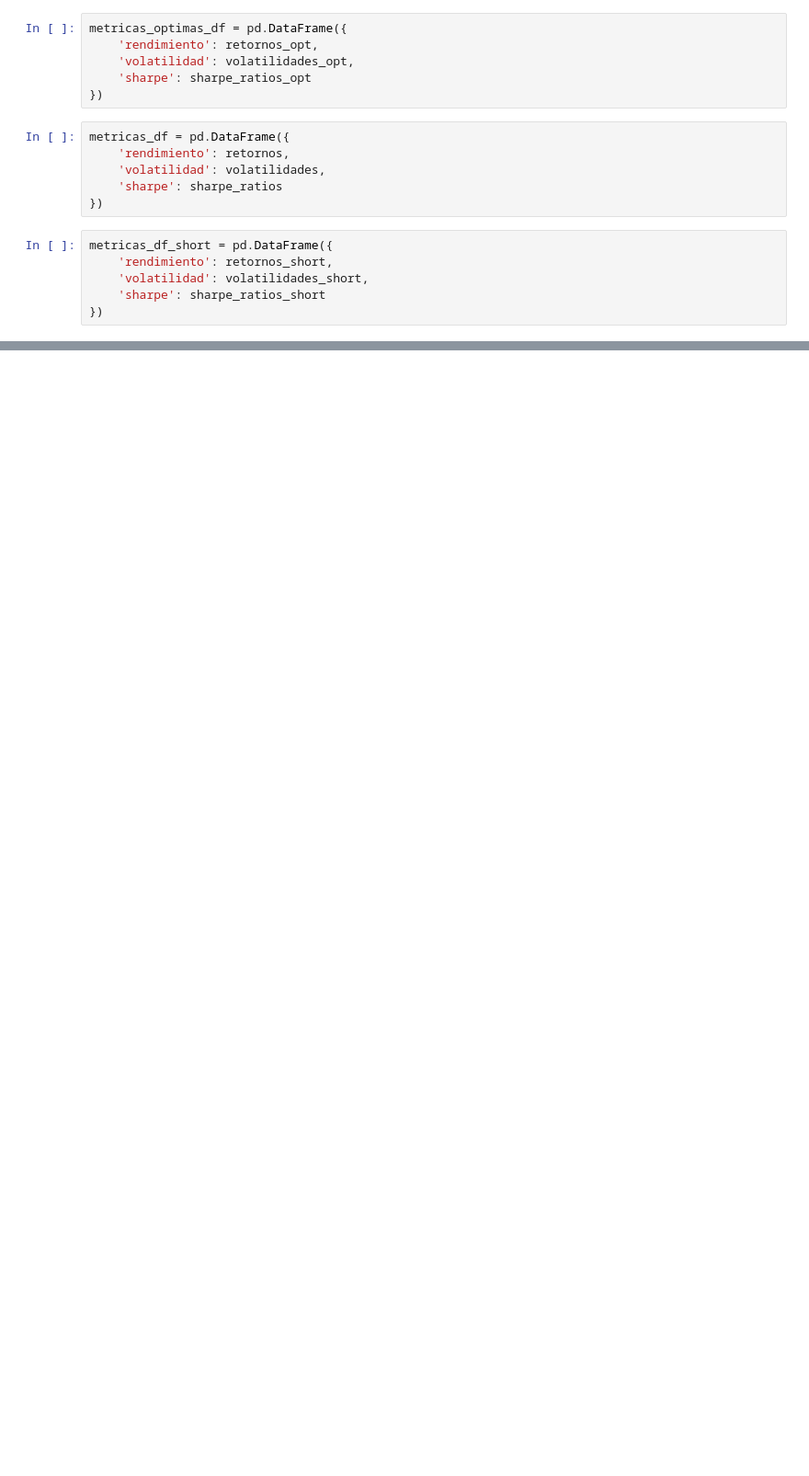
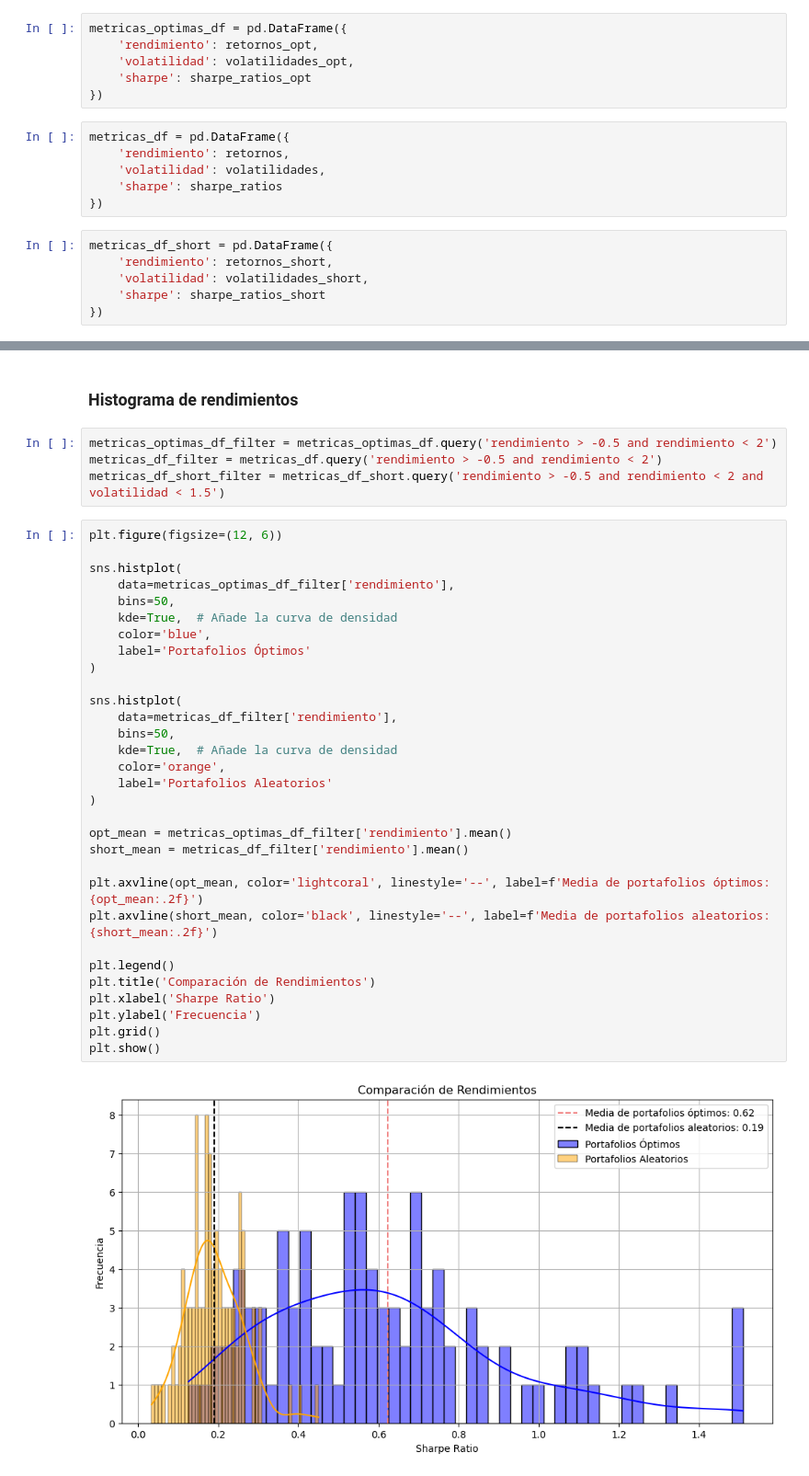
Before and after one commit to LuisMB09/metodos_optimizacion, a Jupyter notebook: aplicación_examen.ipynb, the cells around one changed output, grey strips where cells are left out. Shown: that part at 92% size. Cells and saved outputs as stored; diff of their text form; blank space fills up the shorter version.

```diff
--- a/aplicación_examen.ipynb
+++ b/aplicación_examen.ipynb
@@ -401,0 +406,39 @@ plt.show()
+# %% [markdown]
+### Histograma de rendimientos
+# %%
+metricas_optimas_df_filter = metricas_optimas_df.query('rendimiento > -0.5 and rendimiento < 2')
+metricas_df_filter = metricas_df.query('rendimiento > -0.5 and rendimiento < 2')
+metricas_df_short_filter = metricas_df_short.query('rendimiento > -0.5 and rendimiento < 2 and volatilidad < 1.5')
+# %%
+plt.figure(figsize=(12, 6))
+
+sns.histplot(
+    data=metricas_optimas_df_filter['rendimiento'],
+    bins=50,
+    kde=True,  # Añade la curva de densidad
+    color='blue',
+    label='Portafolios Óptimos'
+)
+
+sns.histplot(
+    data=metricas_df_filter['rendimiento'],
+    bins=50,
+    kde=True,  # Añade la curva de densidad
+    color='orange',
+    label='Portafolios Aleatorios'
+)
+
+opt_mean = metricas_optimas_df_filter['rendimiento'].mean()
+short_mean = metricas_df_filter['rendimiento'].mean()
+
+plt.axvline(opt_mean, color='lightcoral', linestyle='--', label=f'Media de portafolios óptimos: {opt_mean:.2f}')
+plt.axvline(short_mean, color='black', linestyle='--', label=f'Media de portafolios aleatorios: {short_mean:.2f}')
+
+plt.legend()
+plt.title('Comparación de Rendimientos')
+plt.xlabel('Sharpe Ratio')
+plt.ylabel('Frecuencia')
+plt.grid()
+plt.show()
+# %% [output]
+[figure, added]
```
Also changed, not shown: parts of 13 cells of this notebook.
